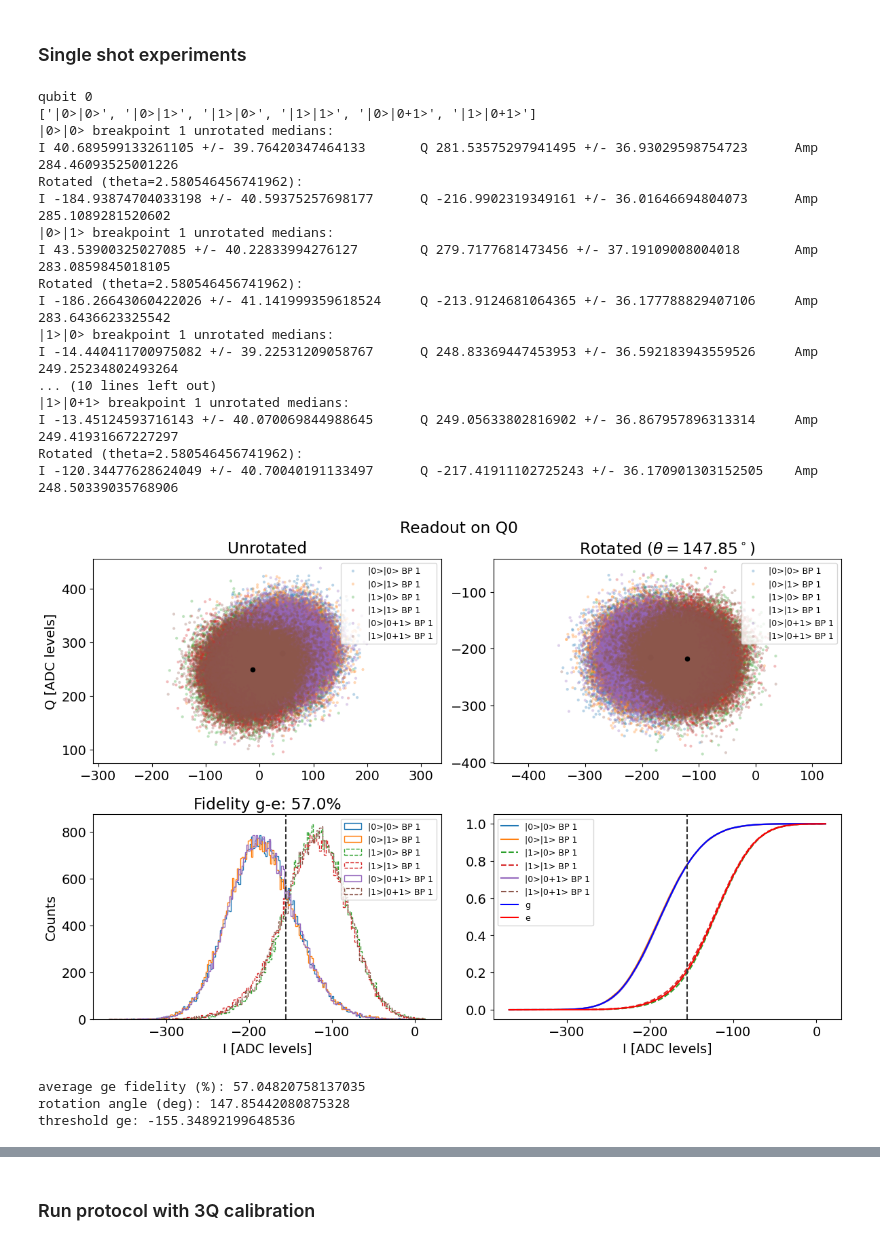
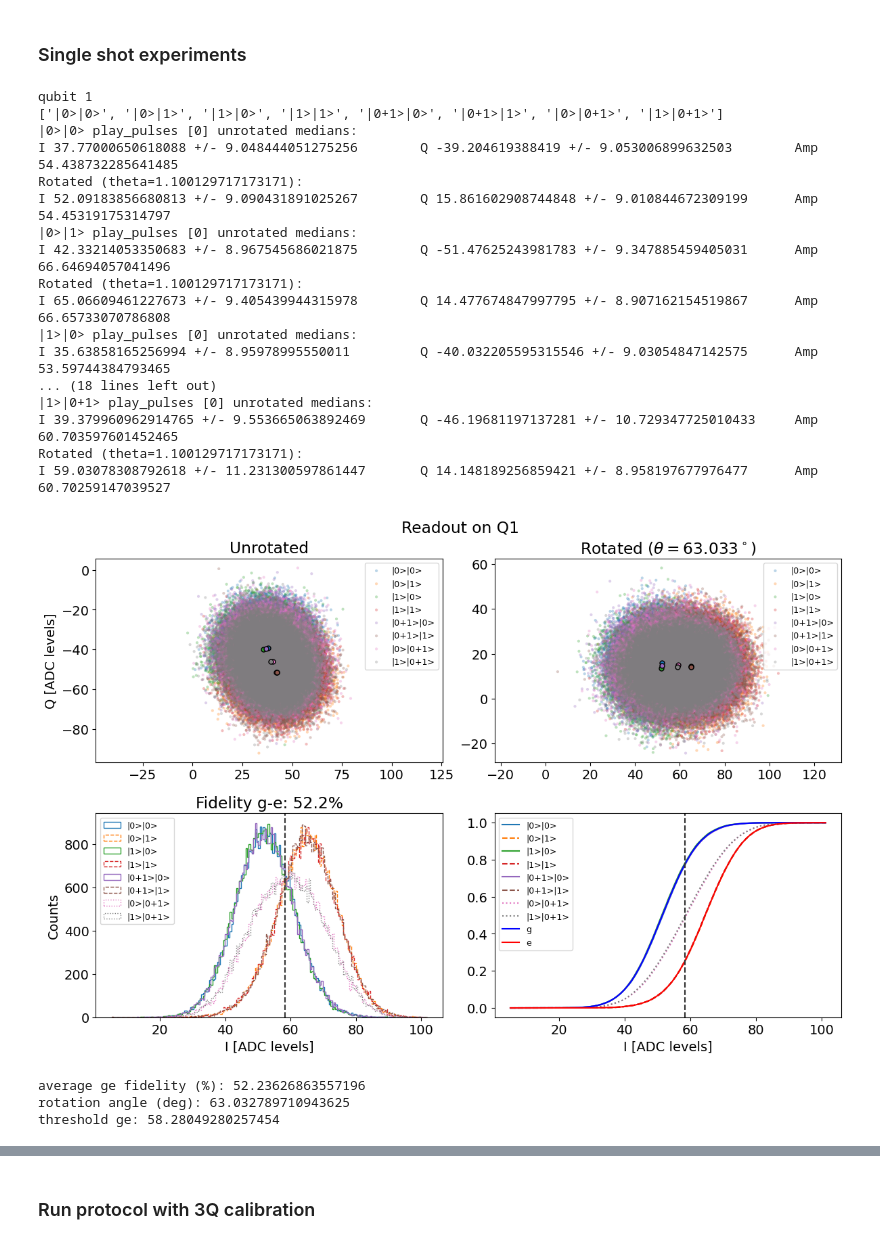
Before and after one commit to SchusterLab/qram_tprocv1_expts, a Jupyter notebook: qram_protocol_sandbox.ipynb, the cells around one changed output, grey strips where cells are left out. Drawn from its saved outputs; the diff is of its cells as text; code cells hidden in the pictures.

```diff
--- a/qram_protocol_sandbox.ipynb
+++ b/qram_protocol_sandbox.ipynb
@@ -73,6 +74,6 @@ def prev_data(expt_path, filename):
         print(f'Extracted data and attrs {list(a.attrs)}')
     return temp_data, attrs
 # %%
-expt_path=os.path.join(os.getcwd(),'data', 'data_231212')
+expt_path=os.path.join(os.getcwd(), 'data', 'data_240218')
 print('Data will be stored in', expt_path)
 # %% [output]
@@ -198,13 +199,7 @@ qramExpt = meas.QramProtocolSingleShotExperiment(
     config_file=config_path,
 )
 
-# # q1
-# check_states = ['|0>|0>', '|0>|1>', '|1>|0>', '|1>|1>', '|0+1>|0>', '|0+1>|1>']
-# g_states = [0, 2, 4] # q1
-
-# q0
-check_states = ['|0>|0>', '|0>|1>', '|1>|0>', '|1>|1>', '|0>|0+1>', '|1>|0+1>']
-g_states = [0, 1, 4] # q0
+check_states = ['|0>|0>', '|0>|1>', '|1>|0>', '|1>|1>', '|0+1>|0>', '|0+1>|1>', '|0>|0+1>', '|1>|0+1>']
 
 qramExpt.cfg.expt = dict(
     check_states=check_states,
@@ -223,33 +218,41 @@ except Exception:
     print("Pyro traceback:")
     print("".join(Pyro4.util.getPyroTraceback()))
 # %%
-qubit_i = 0
+qubit_i = 1
+
+if qubit_i == 1:
+    g_states = [0, 2, 4] # q1
+    e_states = [1, 3, 5]
+if qubit_i == 0:
+    g_states = [0, 1, 6] # q0
+    e_states = [2, 3, 7]
+
 print('qubit', qubit_i)
 print(check_states)
 
-qramExpt.display(data=None, qubit=qubit_i, breakpoint=qramExpt.cfg.expt.breakpoint, theta=None, check_states=check_states, g_states=g_states, verbose=True)
+qramExpt.display(data=None, qubit=qubit_i, play_pulses=[0], theta=None, check_states=check_states, g_states=g_states, e_states=e_states, verbose=True)
 # %% [output]
-qubit 0
-['|0>|0>', '|0>|1>', '|1>|0>', '|1>|1>', '|0>|0+1>', '|1>|0+1>']
-|0>|0> breakpoint 1 unrotated medians:
-I 40.689599133261105 +/- 39.76420347464133       Q 281.53575297941495 +/- 36.93029598754723      Amp 284.46093525001226
-Rotated (theta=2.580546456741962):
-I -184.93874704033198 +/- 40.59375257698177      Q -216.9902319349161 +/- 36.01646694804073      Amp 285.1089281520602
-|0>|1> breakpoint 1 unrotated medians:
-I 43.53900325027085 +/- 40.22833994276127        Q 279.7177681473456 +/- 37.19109008004018       Amp 283.0859845018105
-Rotated (theta=2.580546456741962):
-I -186.26643060422026 +/- 41.141999359618524     Q -213.9124681064365 +/- 36.177788829407106     Amp 283.6436623325542
-|1>|0> breakpoint 1 unrotated medians:
-I -14.440411700975082 +/- 39.22531209058767      Q 248.83369447453953 +/- 36.592183943559526     Amp 249.25234802493264
-... (10 lines left out)
-|1>|0+1> breakpoint 1 unrotated medians:
-I -13.45124593716143 +/- 40.070069844988645      Q 249.05633802816902 +/- 36.867957896313314     Amp 249.41931667227297
-Rotated (theta=2.580546456741962):
-I -120.34477628624049 +/- 40.70040191133497      Q -217.41911102725243 +/- 36.170901303152505    Amp 248.50339035768906
+qubit 1
+['|0>|0>', '|0>|1>', '|1>|0>', '|1>|1>', '|0+1>|0>', '|0+1>|1>', '|0>|0+1>', '|1>|0+1>']
+|0>|0> play_pulses [0] unrotated medians:
+I 37.77000650618088 +/- 9.048444051275256        Q -39.204619388419 +/- 9.053006899632503        Amp 54.438732285641485
+Rotated (theta=1.100129717173171):
+I 52.09183856680813 +/- 9.090431891025267        Q 15.861602908744848 +/- 9.010844672309199      Amp 54.45319175314797
+|0>|1> play_pulses [0] unrotated medians:
+I 42.33214053350683 +/- 8.967545686021875        Q -51.47625243981783 +/- 9.347885459405031      Amp 66.64694057041496
+Rotated (theta=1.100129717173171):
+I 65.06609461227673 +/- 9.405439944315978        Q 14.477674847997795 +/- 8.907162154519867      Amp 66.65733070786808
+|1>|0> play_pulses [0] unrotated medians:
+I 35.63858165256994 +/- 8.95978995550011         Q -40.032205595315546 +/- 9.03054847142575      Amp 53.59744384793465
+... (18 lines left out)
+|1>|0+1> play_pulses [0] unrotated medians:
+I 39.379960962914765 +/- 9.553665063892469       Q -46.19681197137281 +/- 10.729347725010433     Amp 60.703597601452465
+Rotated (theta=1.100129717173171):
+I 59.03078308792618 +/- 11.231300597861447       Q 14.148189256859421 +/- 8.958197677976477      Amp 60.70259147039527
-[figure, old version]
+[figure, new version]
-average ge fidelity (%): 57.04820758137035
-rotation angle (deg): 147.85442080875328
-threshold ge: -155.34892199648536
+average ge fidelity (%): 52.23626863557196
+rotation angle (deg): 63.032789710943625
+threshold ge: 58.28049280257454
 # %%
 # print(qramExpt.data)
 qramExpt.save_data()
```
Also changed, not shown: parts of 5 cells of this notebook, 20 other files.
